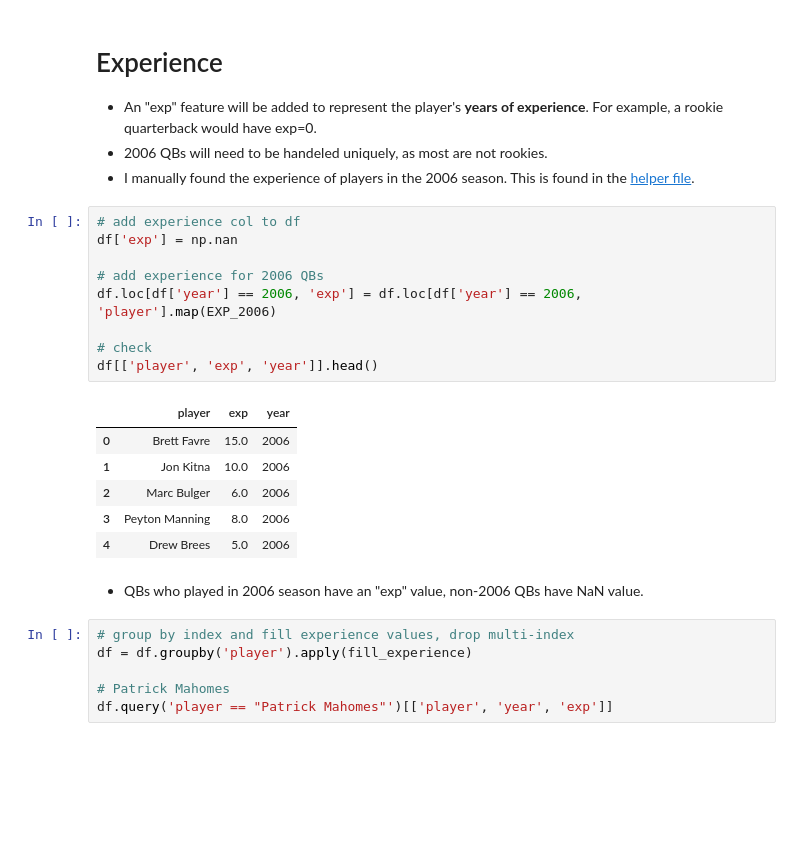
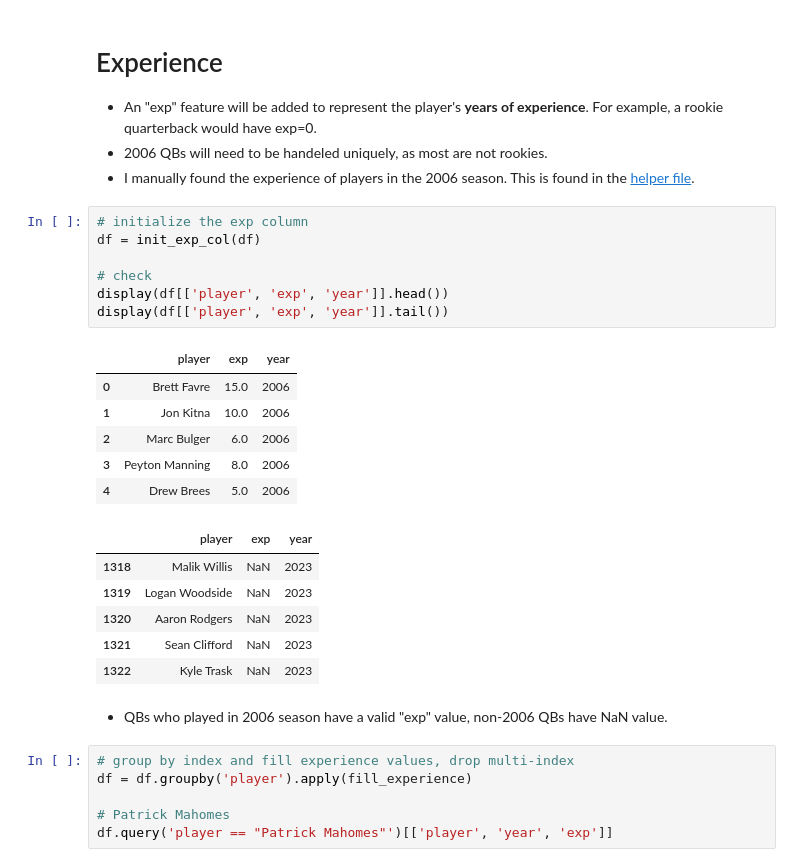
Before and after one commit to heefjones/pass_forward, a Jupyter notebook: eda.ipynb, the cells around one changed output. Drawn from its saved outputs; the diff is of its cells as text; blank space fills up the shorter version.

```diff
--- a/eda.ipynb
+++ b/eda.ipynb
@@ -46,24 +46,28 @@ df.isnull().sum().sum()
 - An "exp" feature will be added to represent the player's __years of experience__. For example, a rookie quarterback would have exp=0.
 - 2006 QBs will need to be handeled uniquely, as most are not rookies.
 - I manually found the experience of players in the 2006 season. This is found in the [helper file](./helper.py).
-# %%
-# add experience col to df
-df['exp'] = np.nan
-
-# add experience for 2006 QBs
-df.loc[df['year'] == 2006, 'exp'] = df.loc[df['year'] == 2006, 'player'].map(EXP_2006)
-
-# check
-df[['player', 'exp', 'year']].head()
-# %% [output]
-|  | player | exp | year |
-| 0 | Brett Favre | 15.0 | 2006 |
-| 1 | Jon Kitna | 10.0 | 2006 |
-| 2 | Marc Bulger | 6.0 | 2006 |
-| 3 | Peyton Manning | 8.0 | 2006 |
-| 4 | Drew Brees | 5.0 | 2006 |
+# %%
+# initialize the exp column
+df = init_exp_col(df)
+
+# check
+display(df[['player', 'exp', 'year']].head())
+display(df[['player', 'exp', 'year']].tail())
+# %% [output]
+|  | player | exp | year |
+| 0 | Brett Favre | 15.0 | 2006 |
+| 1 | Jon Kitna | 10.0 | 2006 |
+| 2 | Marc Bulger | 6.0 | 2006 |
+| 3 | Peyton Manning | 8.0 | 2006 |
+| 4 | Drew Brees | 5.0 | 2006 |
+|  | player | exp | year |
+| 1318 | Malik Willis | NaN | 2023 |
+| 1319 | Logan Woodside | NaN | 2023 |
+| 1320 | Aaron Rodgers | NaN | 2023 |
+| 1321 | Sean Clifford | NaN | 2023 |
+| 1322 | Kyle Trask | NaN | 2023 |
 # %% [markdown]
-- QBs who played in 2006 season have an "exp" value, non-2006 QBs have NaN value.
+- QBs who played in 2006 season have a valid "exp" value, non-2006 QBs have NaN value.
 # %%
 # group by index and fill experience values, drop multi-index
 df = df.groupby('player').apply(fill_experience)
```
Also changed, not shown: parts of 6 cells of this notebook, 3 other files.
